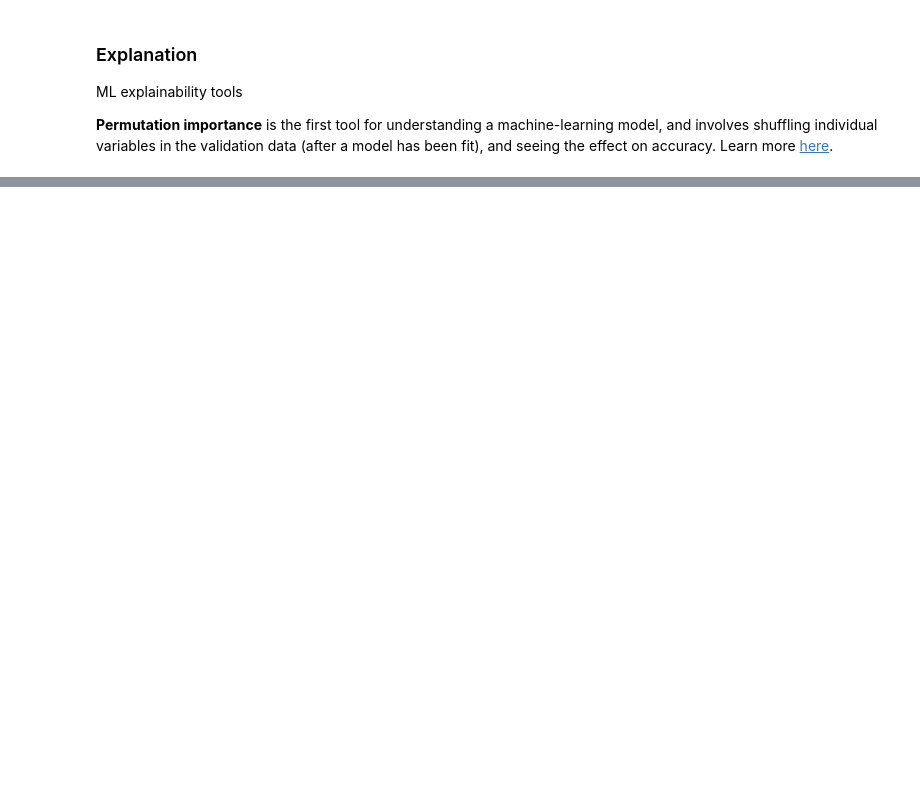
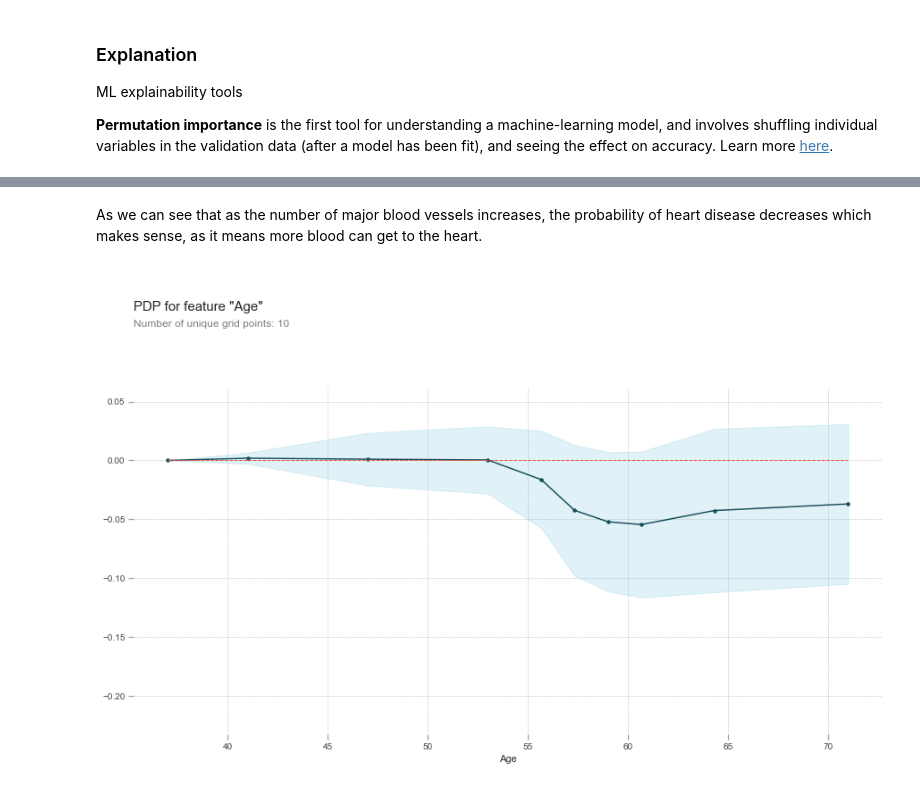
Before and after one commit to constantimi/Machine-Learning-Fundamentals, a Jupyter notebook: Heart Disease UCI/Heart Disease .ipynb, the cells around one changed output, grey strips where cells are left out. Saved outputs shown, nothing was run; the diff lists cells and outputs as text; code cells hidden in the pictures; blank space fills up the shorter version.

```diff
--- a/Heart Disease UCI/Heart Disease .ipynb
+++ b/Heart Disease UCI/Heart Disease .ipynb
@@ -893,0 +942,10 @@ eli5.show_weights(perm, feature_names = X_test.columns.tolist())
+# %% [markdown]
+As we can see that as the number of major blood vessels increases, the probability of heart disease decreases which makes sense, as it means more blood can get to the heart.
+# %%
+feat_name = 'Age'
+pdp_dist = pdp.pdp_isolate(model=model, dataset=X_test, model_features=base_features, feature=feat_name)
+
+pdp.pdp_plot(pdp_dist, feat_name)
+plt.show()
+# %% [output]
+[figure, added]
```
Also changed, not shown: parts of 41 cells of this notebook, 1 other file.
